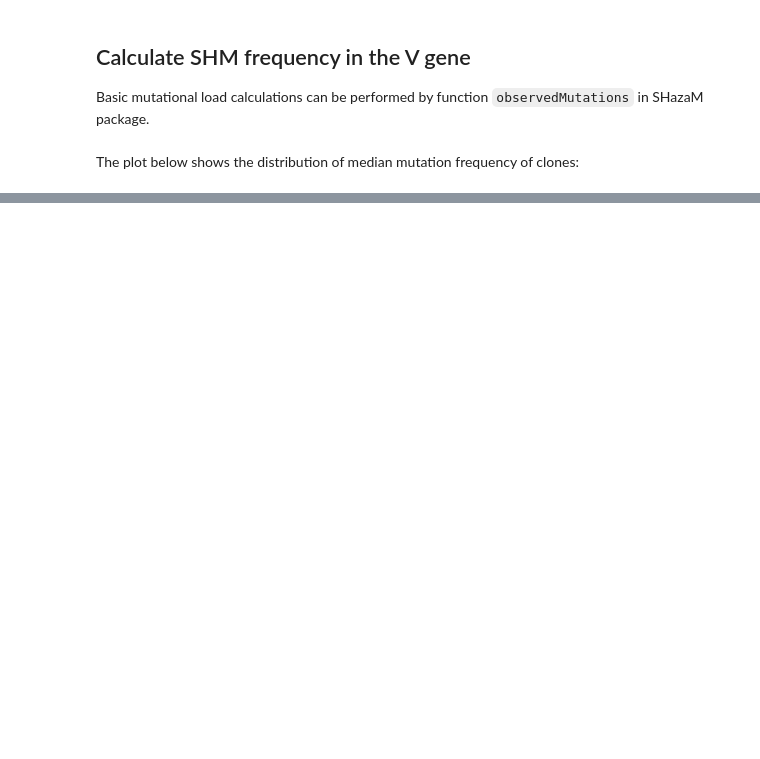
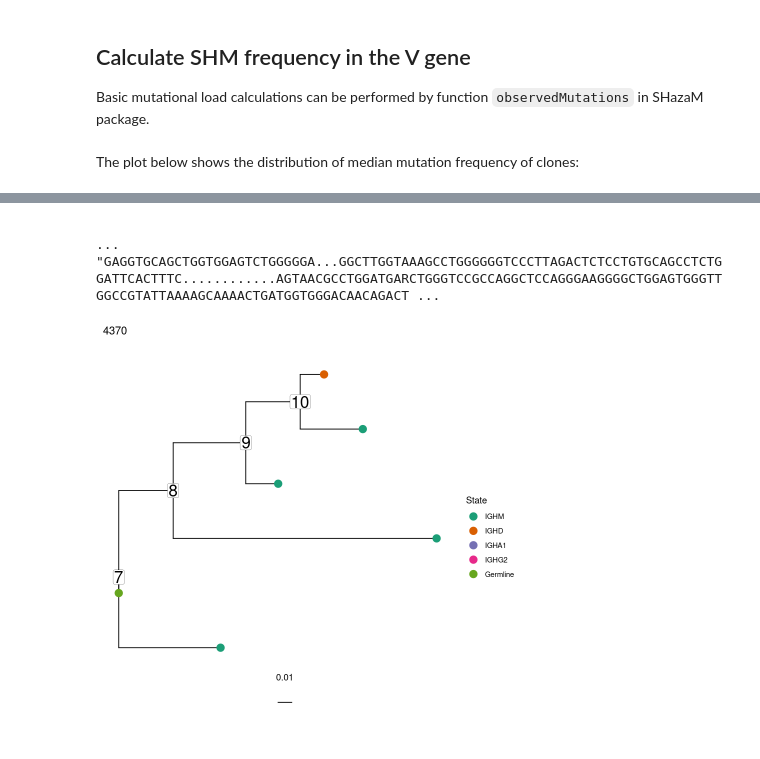
Before and after one commit to immcantation/immcantation, a Jupyter notebook: training/10x_tutorial.ipynb, the cells around one changed output, grey strips where cells are left out. Cells and saved outputs as stored; diff of their text form; code cells hidden in the pictures; blank space fills up the shorter version.

```diff
--- a/training/10x_tutorial.ipynb
+++ b/training/10x_tutorial.ipynb
@@ -296,0 +425,16 @@ ggplot(mut_freq_clone, aes(median_mut_freq)) +
+# %%
+trees <- collapseNodes(trees)
+
+# Plot trees with node ID numbers
+p <- plotTrees(trees, tips="c_call", tipsize=4, node_nums=TRUE, labelsize=7)
+
+p[[1]]
+
+# Get the sequence at node 8
+sequence = getNodeSeq(trees, clone="4370", node=8)
+
+print(sequence)
+# %% [output]
+                                                                                                                                                                                                         ...
+"GAGGTGCAGCTGGTGGAGTCTGGGGGA...GGCTTGGTAAAGCCTGGGGGGTCCCTTAGACTCTCCTGTGCAGCCTCTGGATTCACTTTC............AGTAACGCCTGGATGARCTGGGTCCGCCAGGCTCCAGGGAAGGGGCTGGAGTGGGTTGGCCGTATTAAAAGCAAAACTGATGGTGGGACAACAGACT ...
+[figure, added]
```
Also changed, not shown: parts of 25 cells of this notebook.
